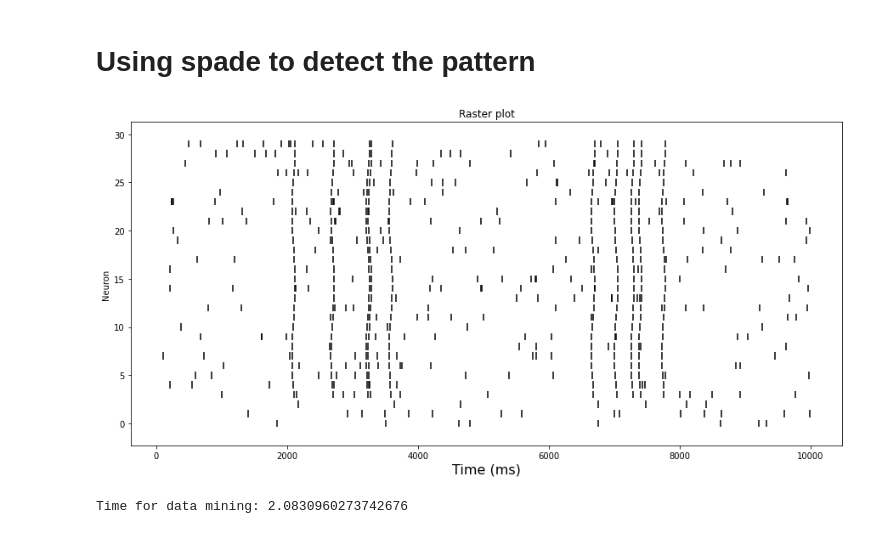
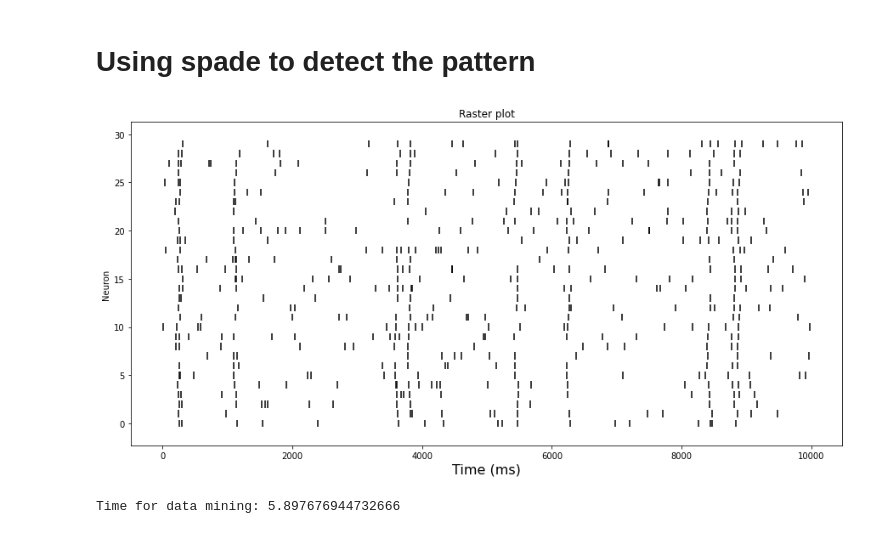
Before and after one commit to SpikeAI/2022-11_brainhack_DetecSpikMotifs, a Jupyter notebook: Generate_Spiking_Motif.ipynb, the cells around one changed output. Saved outputs shown, nothing was run; the diff lists cells and outputs as text; code cells hidden in the pictures.

Commit message:
generate spiking motif with jitter and random activation of neurons

```diff
--- a/Generate_Spiking_Motif.ipynb
+++ b/Generate_Spiking_Motif.ipynb
@@ -57,25 +68,26 @@ plt.title("Raster plot");
 # %%
 import numpy as np
 import elephant
 import quantities as pq
 
 nb_neuron = 30
 noise_density = 1e-3
 simulation_time = 1e4 # in ms
 motif_temporal_amplitude = 50
 nb_stim = 10
-discard_neurons = 3
+discard_neurons = 10
+temporal_jitter = 5
 
 t_true = [motif_temporal_amplitude + int(np.random.rand()*(simulation_time-3*motif_temporal_amplitude)) for i in range(nb_stim)]
-spike_trains = make_spiketrains_motif(nb_neuron, noise_density, simulation_time, motif_temporal_amplitude, t_true, function= function, discard_spikes = discard_neurons)
+spike_trains = make_spiketrains_motif(nb_neuron, noise_density, simulation_time, motif_temporal_amplitude, t_true, function= function, discard_spikes = discard_neurons, sd_temp_jitter=temporal_jitter)
 
 plt.figure(figsize=(15, 7))
 plt.eventplot([spike_trains[i].times for i in range(len(spike_trains))], linelengths=0.75, color='black')
 plt.xlabel('Time (ms)', fontsize=16)
 plt.ylabel('Neuron')
 plt.title("Raster plot");
 # %% [output]
-[figure, old version]
+[figure, new version]
 # %%
 patterns = elephant.spade.spade(
     spiketrains=spike_trains, binsize=1*pq.ms, winlen=motif_temporal_amplitude, min_spikes=5,
@@ -83,7 +95,7 @@ patterns = elephant.spade.spade(
     psr_param=[0,0,0],
     output_format='patterns')['patterns']
 # %% [output]
-Time for data mining: 2.0830960273742676
+Time for data mining: 5.897676944732666
 # %%
 import viziphant
 viziphant.patterns.plot_patterns(spike_trains, patterns)
```
Also changed, not shown: parts of 5 cells of this notebook, 1 other file.
